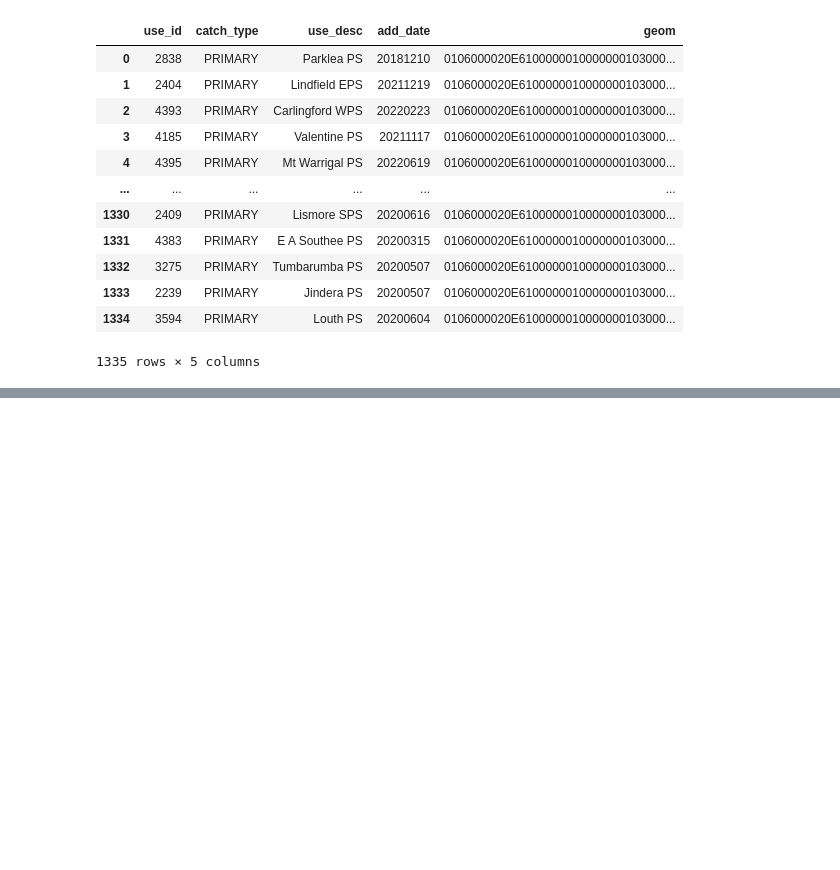
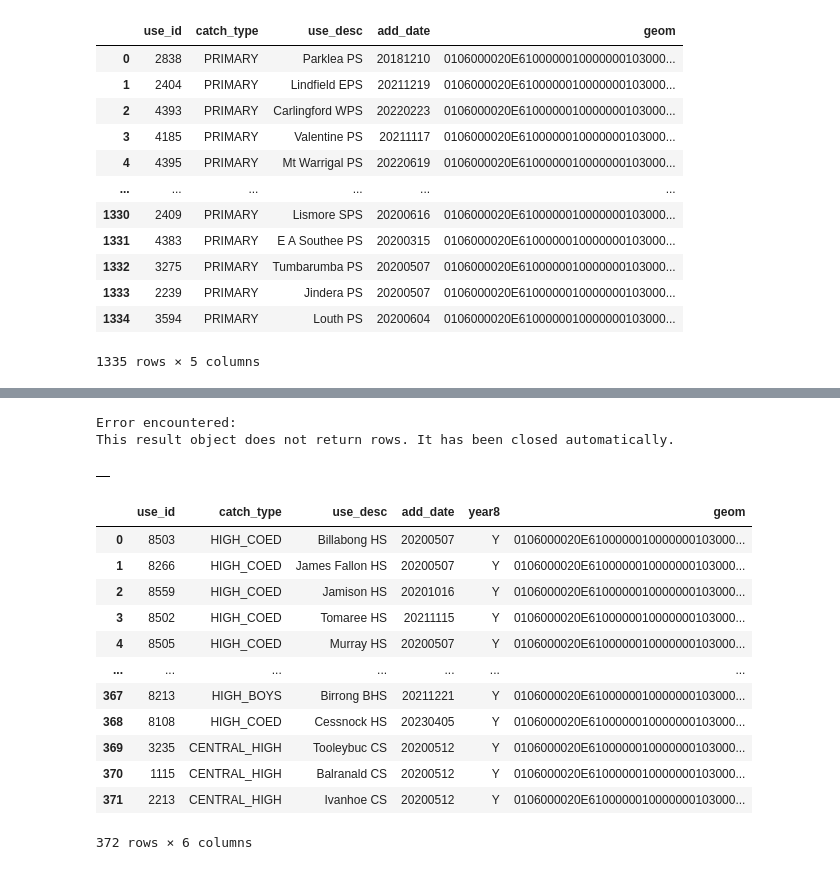
Before and after one commit to joshuahallam127/DATA2901_Assign, a Jupyter notebook: main.ipynb, the cells around one changed output, grey strips where cells are left out. Cells and saved outputs as stored; diff of their text form; code cells hidden in the pictures; blank space fills up the shorter version.

```diff
--- a/main.ipynb
+++ b/main.ipynb
@@ -1249,0 +1301,3 @@ query(conn, "SELECT * FROM prim")
+# %%
+secondary = secondary.dropna(subset=['ADD_DATE'])
+secondary['ADD_DATE'].isnull().sum()
@@ -1249,0 +1306,3 @@ query(conn, "SELECT * FROM prim")
+# %%
+secondary = secondary.astype({'USE_ID' : 'int64', 'CATCH_TYPE' : 'string', 'USE_DESC' : 'string', 'ADD_DATE' : 'int64'})
+secondary.dtypes
@@ -1249,0 +1317,3 @@ query(conn, "SELECT * FROM prim")
+# %%
+secondary.rename(columns={'USE_ID':'use_id', 'CATCH_TYPE':'catch_type', 'USE_DESC' : 'use_desc', 'ADD_DATE':'add_date', 'YEAR8':'year8', 'geometry': 'geom'}, inplace=True)
+secondary.dtypes
@@ -1249,0 +1328,36 @@ query(conn, "SELECT * FROM prim")
+# %%
+secondary['geom'] = secondary['geom'].apply(lambda x: create_wkt_element(geom = x, srid =srid))
+# %%
+sql = """
+DROP TABLE IF EXISTS secondary;
+CREATE TABLE secondary (
+    "use_id" INTEGER PRIMARY KEY,
+    "catch_type" VARCHAR(100),
+    "use_desc" VARCHAR(100),
+    "add_date" INTEGER,
+    "year8" VARCHAR(1),
+    "geom" GEOMETRY(MULTIPOLYGON, 4326)
+);
+"""
+query(conn, sql)
+# %% [output]
+Error encountered:
+This result object does not return rows. It has been closed automatically.
+|  |
+# %%
+secondary.to_sql('secondary', con=conn, if_exists='append', index=False, dtype={'geom': Geometry('MULTIPOLYGON', srid)})
+query(conn, "SELECT * FROM secondary")
+# %% [output]
+|  | use_id | catch_type | use_desc | add_date | year8 | geom |
+| 0 | 8503 | HIGH_COED | Billabong HS | 20200507 | Y | 0106000020E6100000010000000103000... |
+| 1 | 8266 | HIGH_COED | James Fallon HS | 20200507 | Y | 0106000020E6100000010000000103000... |
+| 2 | 8559 | HIGH_COED | Jamison HS | 20201016 | Y | 0106000020E6100000010000000103000... |
+| 3 | 8502 | HIGH_COED | Tomaree HS | 20211115 | Y | 0106000020E6100000010000000103000... |
+| 4 | 8505 | HIGH_COED | Murray HS | 20200507 | Y | 0106000020E6100000010000000103000... |
+| ... | ... | ... | ... | ... | ... | ... |
+| 367 | 8213 | HIGH_BOYS | Birrong BHS | 20211221 | Y | 0106000020E6100000010000000103000... |
+| 368 | 8108 | HIGH_COED | Cessnock HS | 20230405 | Y | 0106000020E6100000010000000103000... |
+| 369 | 3235 | CENTRAL_HIGH | Tooleybuc CS | 20200512 | Y | 0106000020E6100000010000000103000... |
+| 370 | 1115 | CENTRAL_HIGH | Balranald CS | 20200512 | Y | 0106000020E6100000010000000103000... |
+| 371 | 2213 | CENTRAL_HIGH | Ivanhoe CS | 20200512 | Y | 0106000020E6100000010000000103000... |
+372 rows × 6 columns
```
Also changed, not shown: parts of 25 cells of this notebook, 1 other file.
